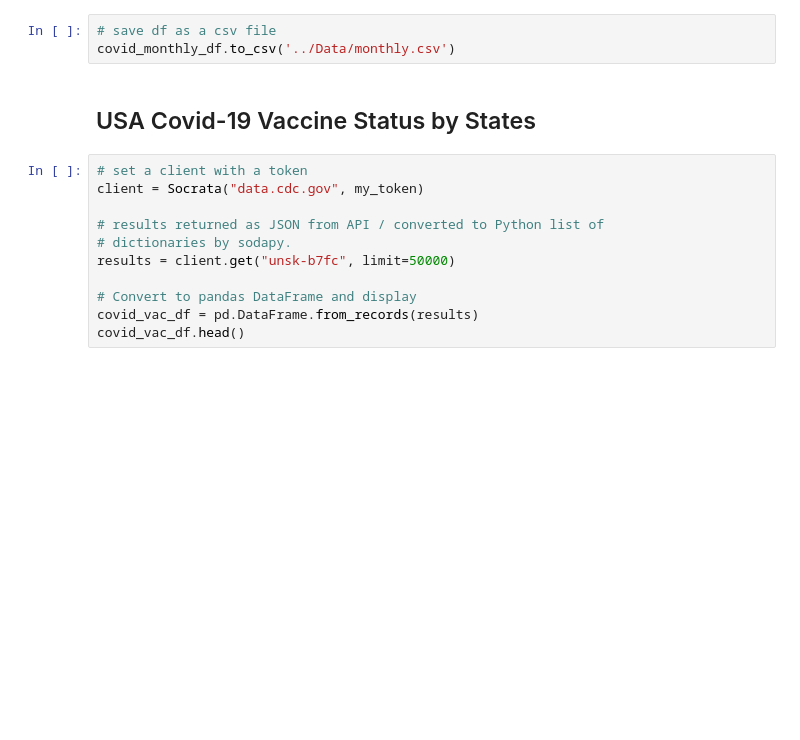
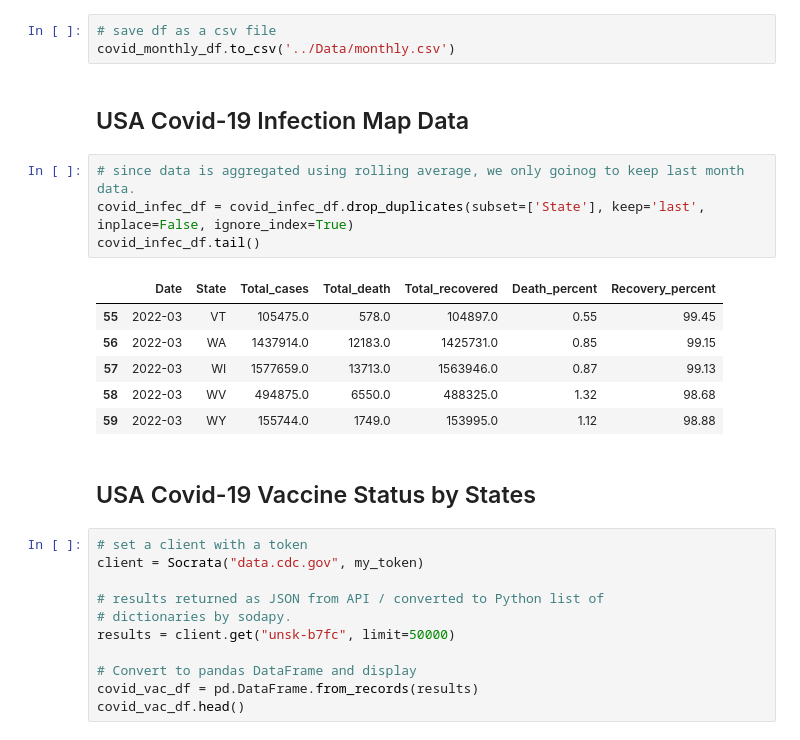
Before and after one commit to gotar1/COVID-19-Dashboard, a Jupyter notebook: Notebooks/analysis.ipynb, the cells around one changed output. Drawn from its saved outputs; the diff is of its cells as text; blank space fills up the shorter version.

```diff
--- a/Notebooks/analysis.ipynb
+++ b/Notebooks/analysis.ipynb
@@ -155,6 +149,19 @@ covid_monthly_df.head()
 # %%
 # save df as a csv file
 covid_monthly_df.to_csv('../Data/monthly.csv')
+# %% [markdown]
+## USA Covid-19 Infection Map Data
+# %%
+# since data is aggregated using rolling average, we only goinog to keep last month data.
+covid_infec_df = covid_infec_df.drop_duplicates(subset=['State'], keep='last', inplace=False, ignore_index=True)
+covid_infec_df.tail()
+# %% [output]
+|  | Date | State | Total_cases | Total_death | Total_recovered | Death_percent | Recovery_percent |
+| 55 | 2022-03 | VT | 105475.0 | 578.0 | 104897.0 | 0.55 | 99.45 |
+| 56 | 2022-03 | WA | 1437914.0 | 12183.0 | 1425731.0 | 0.85 | 99.15 |
+| 57 | 2022-03 | WI | 1577659.0 | 13713.0 | 1563946.0 | 0.87 | 99.13 |
+| 58 | 2022-03 | WV | 494875.0 | 6550.0 | 488325.0 | 1.32 | 98.68 |
+| 59 | 2022-03 | WY | 155744.0 | 1749.0 | 153995.0 | 1.12 | 98.88 |
 # %% [markdown]
 ## USA Covid-19 Vaccine Status by States
 # %%
```
Also changed, not shown: parts of 19 cells of this notebook, 5 other files.
